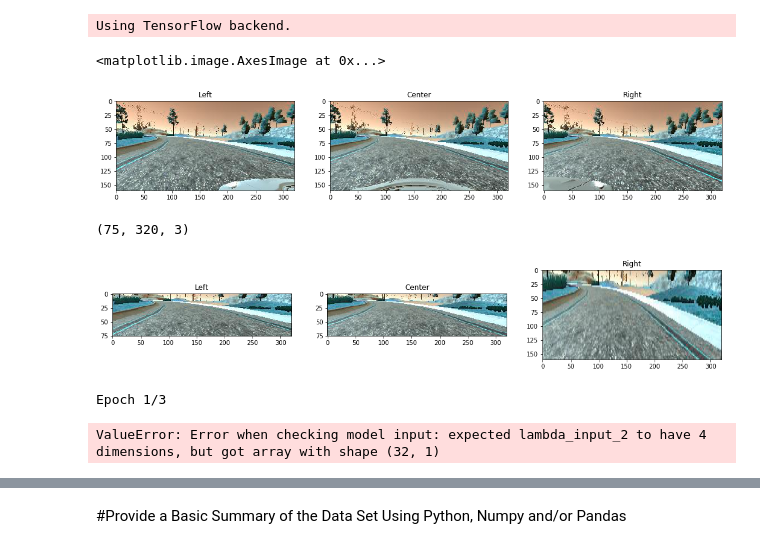
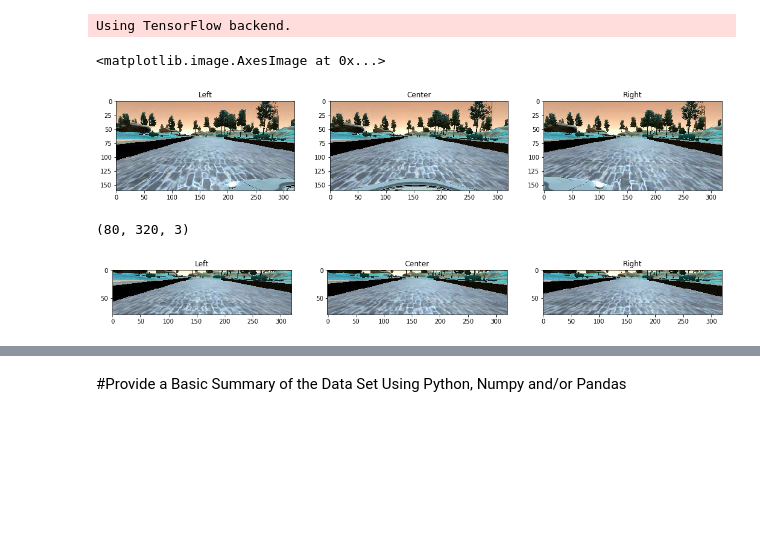
Before and after one commit to gvp-study/CarND-Behavioral-Cloning-P3, a Jupyter notebook: Behaviour_Cloning.ipynb, the cells around one changed output, grey strips where cells are left out. Saved outputs shown, nothing was run; the diff lists cells and outputs as text; code cells hidden in the pictures; blank space fills up the shorter version.

Commit message:
Added the image transforms and updated the model based on Denise's suggestions. GVP

```diff
--- a/Behaviour_Cloning.ipynb
+++ b/Behaviour_Cloning.ipynb
@@ -57,7 +57,7 @@ import numpy as np
 lines = []
 with open('data/driving_log.csv') as csvfile:
     reader = csv.reader(csvfile)
-    #next(reader, None)
+    next(reader, None)
     for line in reader:
         lines.append(line)
 
@@ -103,28 +103,28 @@ plt.title('Right')
 plt.imshow(imageR0)
 # %% [output]
 <matplotlib.image.AxesImage at 0x...>
-[figure, old version]
+[figure, new version]
 # %%
 crop_start = 50
-crop_end = 125
+crop_end = 130
 crop_imageL0 = imageL0[crop_start:crop_end, :]
 crop_imageC0 = imageC0[crop_start:crop_end, :]
 crop_imageR0 = imageR0[crop_start:crop_end, :]
-crop_imageR0 = cv2.resize(crop_imageR0, (320, 160), interpolation = cv2.INTER_LINEAR)
+#crop_imageR0 = cv2.resize(crop_imageR0, (320, 160), interpolation = cv2.INTER_LINEAR)
 plt.figure(figsize=(18,6))
 plt.subplot(131)
 plt.title('Left')
 plt.imshow(crop_imageL0)
 plt.subplot(132)
 plt.title('Center')
 plt.imshow(crop_imageC0)
 plt.subplot(133)
 plt.title('Right')
 plt.imshow(crop_imageR0)
 crop_imageL0.shape
 # %% [output]
-(75, 320, 3)
+(80, 320, 3)
-[figure, old version]
+[figure, new version]
 # %%
 def crop_norm_image(img):
     cstart = 50
@@ -137,57 +134,0 @@ def crop_norm_image(img):
-# %%
-samples = []
-with open('data/driving_log.csv') as csvfile:
-    reader = csv.reader(csvfile)
-    for line in reader:
-        samples.append(line)
-
-from sklearn.model_selection import train_test_split
-train_samples, validation_samples = train_test_split(samples, test_size=0.2)
-
-import cv2
-import numpy as np
-import sklearn
-
-def generator(samples, batch_size=32):
-    num_samples = len(samples)
-    while 1: # Loop forever so the generator never terminates
-        shuffle(samples)
-        for offset in range(0, num_samples, batch_size):
-            batch_samples = samples[offset:offset+batch_size]
-
-            images = []
-            angles = []
-            for batch_sample in batch_samples:
-                name = './IMG/'+batch_sample[0].split('/')[-1]
-                center_image = cv2.imread(name)
-                center_angle = float(batch_sample[3])
-                images.append(center_image)
-                angles.append(center_angle)
-
-            # trim image to only see section with road
-            X_train = np.array(images)
-            y_train = np.array(angles)
-            yield sklearn.utils.shuffle(X_train, y_train)
-
-# compile and train the model using the generator function
-train_generator = generator(train_samples, batch_size=32)
-validation_generator = generator(validation_samples, batch_size=32)
-
-ch, row, col = 3, 80, 320  # Trimmed image format
-
-model = Sequential()
-# Preprocess incoming data, centered around zero with small standard deviation
-model.add(Lambda(lambda x: x/127.5 - 1.,
-        input_shape=(row, col, ch),
-        output_shape=(row, col, ch)))
-model.add(Flatten())
-model.add(Dense(1))
-
-model.compile(loss='mse', optimizer='adam')
-model.fit_generator(train_generator, samples_per_epoch=len(train_samples),
-            validation_data=validation_generator, nb_val_samples=len(validation_samples), nb_epoch=3)
-
-model.save('model.h5')
-# %% [output]
-Epoch 1/3
-ValueError: Error when checking model input: expected lambda_input_2 to have 4 dimensions, but got array with shape (32, 1)
```
Also changed, not shown: parts of 8 cells of this notebook, 1 other file.
